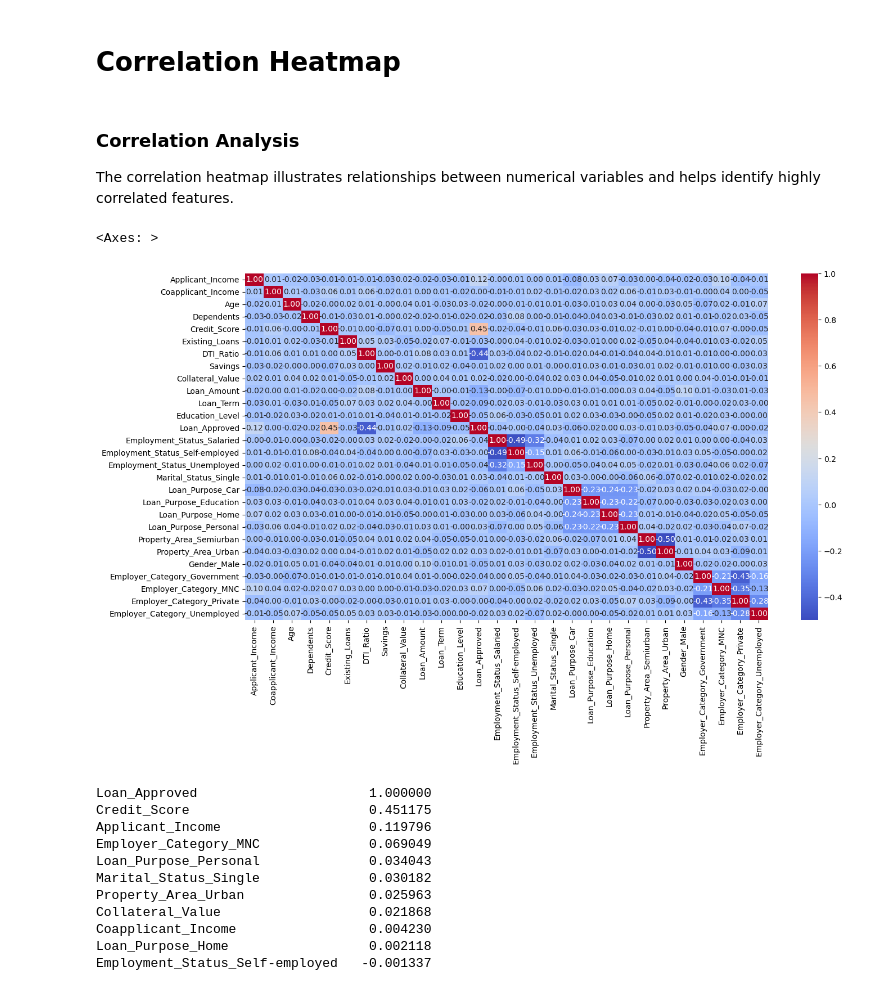
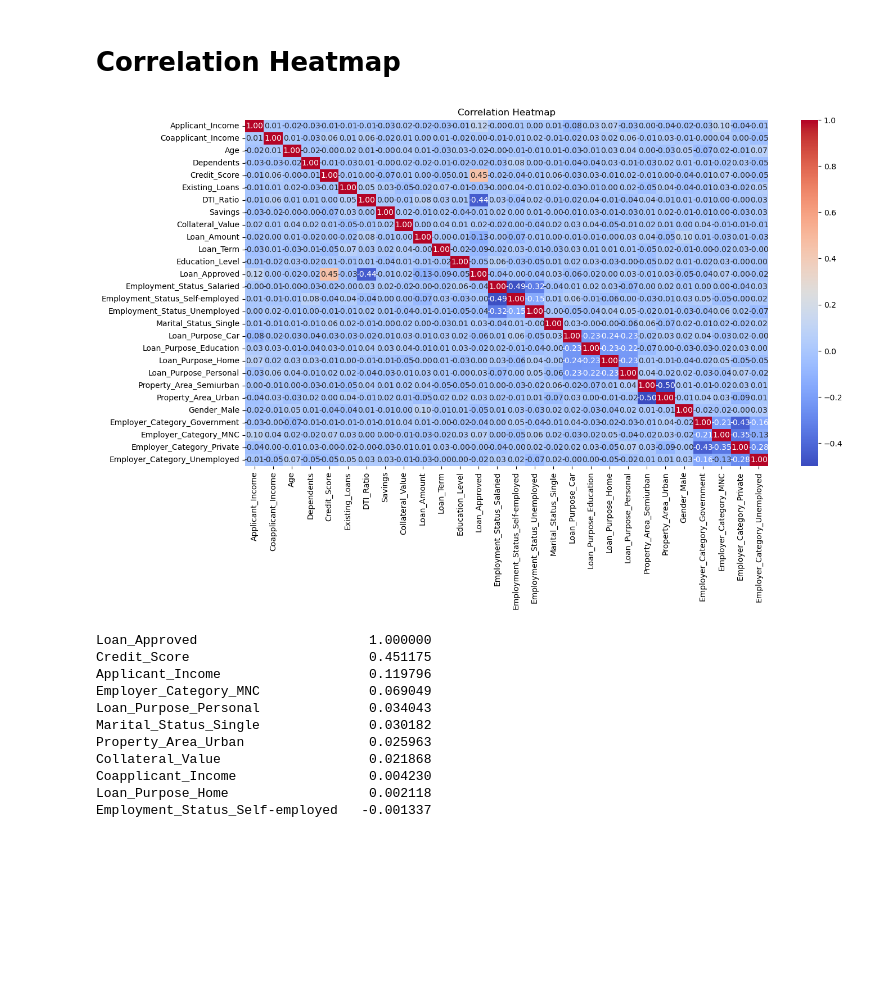
Before and after one commit to Maahichaurasiya/CreditWise-Loan-Approval-System, a Jupyter notebook: notebooks/credit_wise.ipynb, the cells around one changed output. Drawn from its saved outputs; the diff is of its cells as text; code cells hidden in the pictures; blank space fills up the shorter version.

```diff
--- a/notebooks/credit_wise.ipynb
+++ b/notebooks/credit_wise.ipynb
@@ -397,24 +317,26 @@ dtypes: float64(26), int64(2)
 memory usage: 218.9 KB
 # %% [markdown]
 # Correlation Heatmap
-# %% [markdown]
-### Correlation Analysis
-
-The correlation heatmap illustrates relationships between numerical variables and helps identify highly correlated features.
 # %%
 num_cols = df.select_dtypes(include="number")
 corr_matrix = num_cols.corr()
 
-plt.figure(figsize=(15, 8))
+plt.figure(figsize=(15,8))
+
 sns.heatmap(
     corr_matrix,
     annot=True,
     fmt=".2f",
     cmap="coolwarm"
 )
+
+plt.title("Correlation Heatmap")
+
+plt.savefig("images/correlation_heatmap.png", dpi=300, bbox_inches="tight")
+
+plt.show()
 # %% [output]
-<Axes: >
-[figure, old version]
+[figure, new version]
 # %%
 num_cols.corr()["Loan_Approved"].sort_values(ascending=False)
 # %% [output]
```
Also changed, not shown: parts of 19 cells of this notebook, 4 other files.
